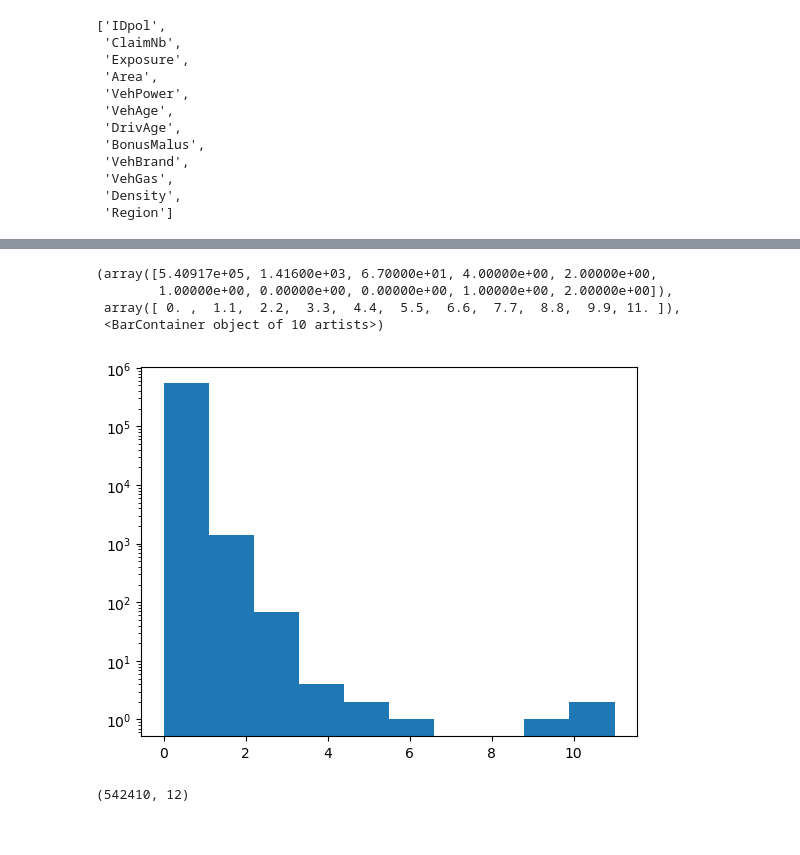
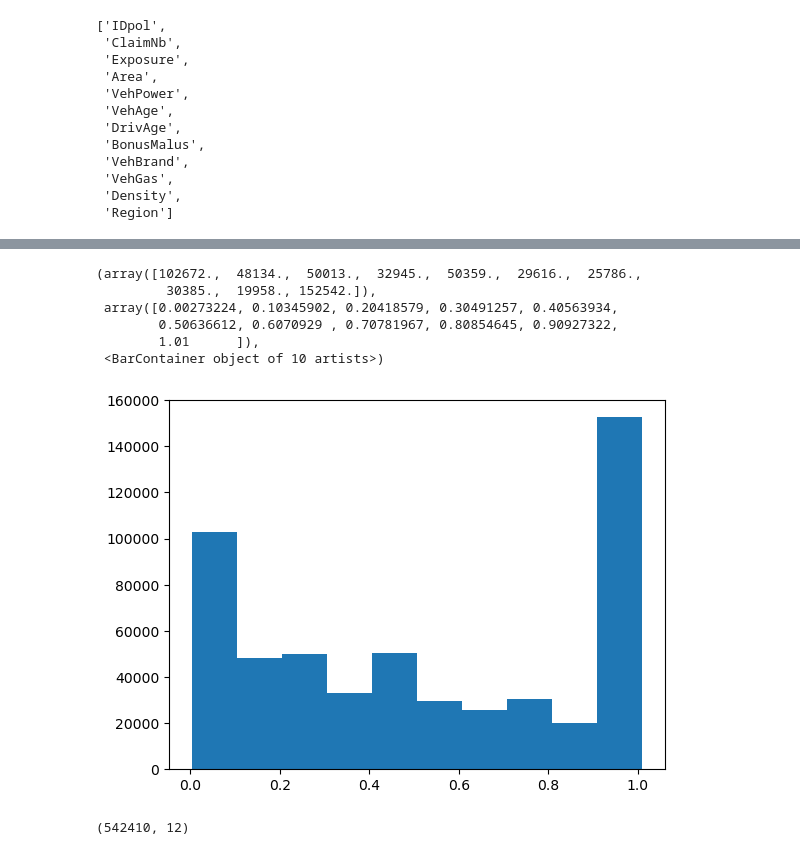
Before and after one commit to radostboyadzhieva/Machine-Learning-Project, a Jupyter notebook: EDA.ipynb, the cells around one changed output, grey strips where cells are left out. Drawn from its saved outputs; the diff is of its cells as text; code cells hidden in the pictures.

```diff
--- a/EDA.ipynb
+++ b/EDA.ipynb
@@ -46,13 +46,15 @@ df.head()
 | 3 | 31400.0 | 0 | 0.56 | 0 | 5 | 4 | 73 | 52 | B13 | 15 | ... |
 | 4 | 3138755.0 | 0 | 0.27 | 4 | 8 | 0 | 37 | 50 | B11 | 3021 | ... |
 # %%
-plt.hist(df['ClaimNb'], log= 'y')
+plt.hist(df['Exposure'], log= 'y')
 # %% [output]
-(array([5.40917e+05, 1.41600e+03, 6.70000e+01, 4.00000e+00, 2.00000e+00,
-        1.00000e+00, 0.00000e+00, 0.00000e+00, 1.00000e+00, 2.00000e+00]),
- array([ 0. ,  1.1,  2.2,  3.3,  4.4,  5.5,  6.6,  7.7,  8.8,  9.9, 11. ]),
+(array([102672.,  48134.,  50013.,  32945.,  50359.,  29616.,  25786.,
+         30385.,  19958., 152542.]),
+ array([0.00273224, 0.10345902, 0.20418579, 0.30491257, 0.40563934,
+        0.50636612, 0.6070929 , 0.70781967, 0.80854645, 0.90927322,
+        1.01      ]),
  <BarContainer object of 10 artists>)
-[figure, old version]
+[figure, new version]
 # %%
 df = df.dropna()
 # %%
```
Also changed, not shown: parts of 1 cell of this notebook, 3 other files.
